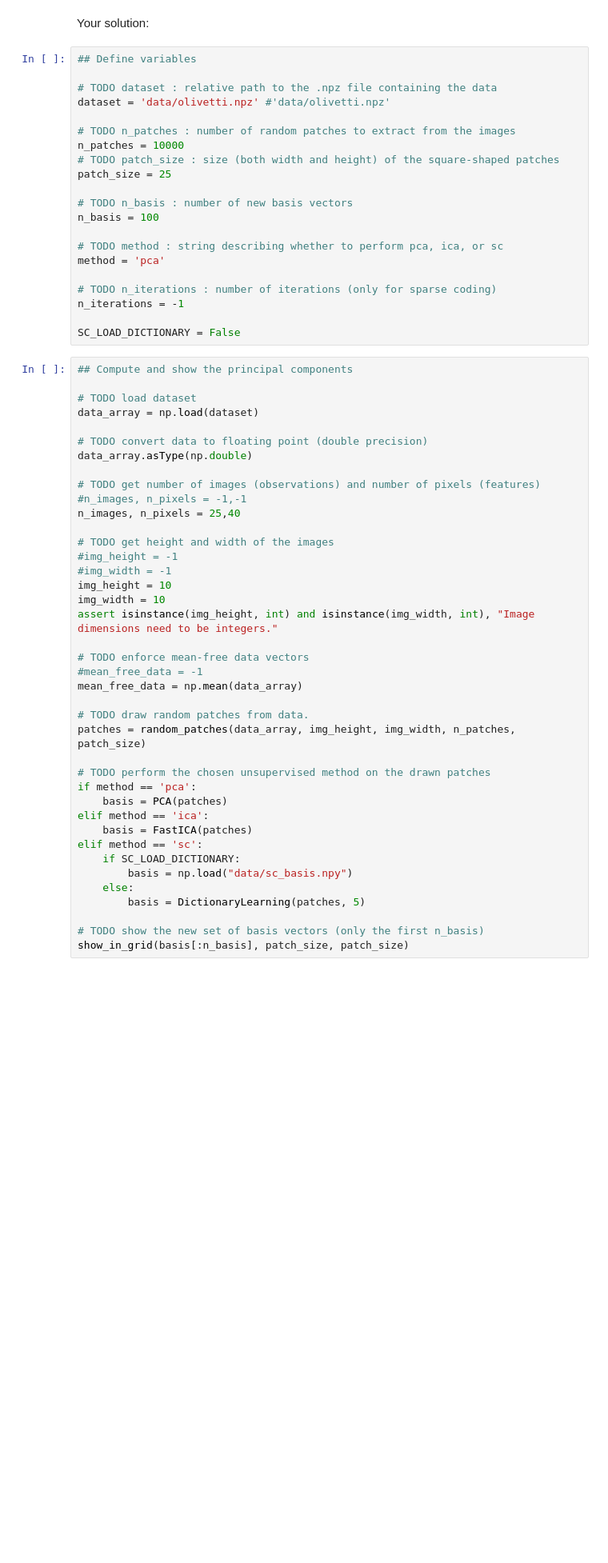
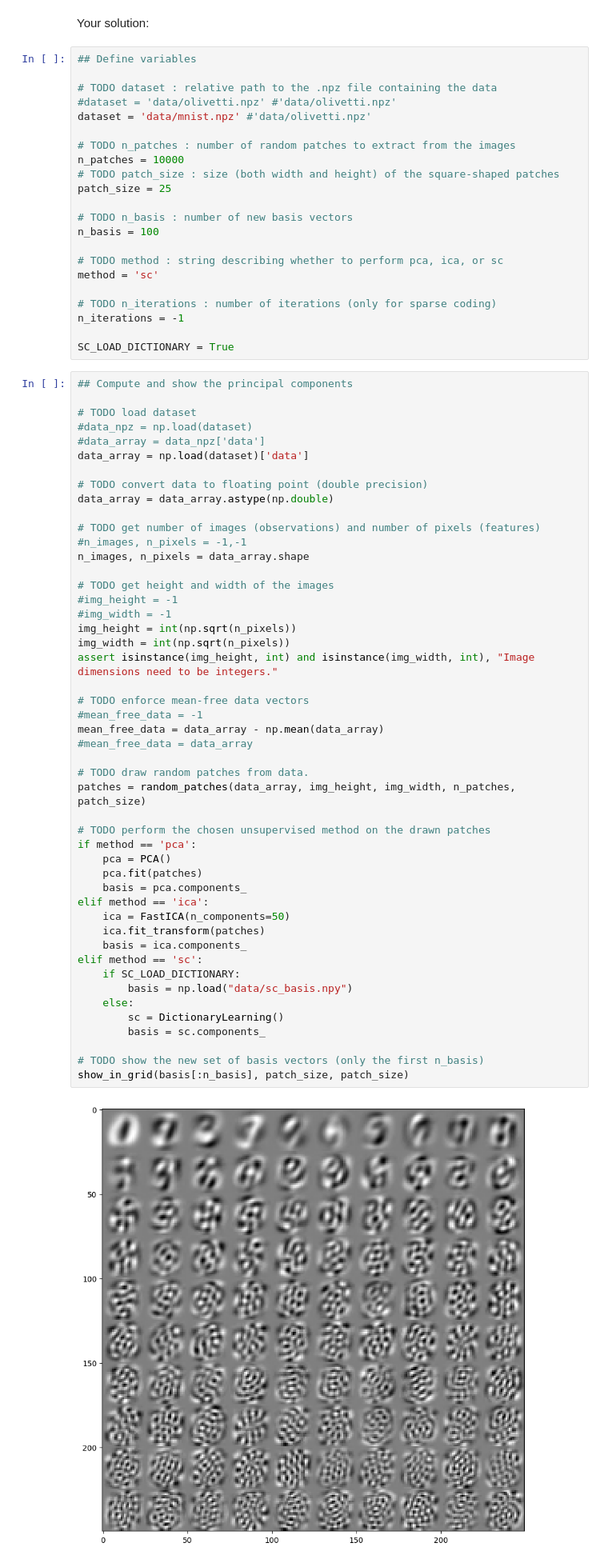
Before and after one commit to mikaMek/ML_exercises, a Jupyter notebook: exercise_1.ipynb, the cells around one changed output. Shown at 80% size. Cells and saved outputs as stored; diff of their text form; blank space fills up the shorter version.

```diff
--- a/exercise_1.ipynb
+++ b/exercise_1.ipynb
@@ -134,7 +135,8 @@ Your solution:
 ## Define variables
 
 # TODO dataset : relative path to the .npz file containing the data
-dataset = 'data/olivetti.npz' #'data/olivetti.npz'
+#dataset = 'data/olivetti.npz' #'data/olivetti.npz'
+dataset = 'data/mnist.npz' #'data/olivetti.npz'
 
 # TODO n_patches : number of random patches to extract from the images
 n_patches = 10000
@@ -145,52 +147,62 @@ patch_size = 25
 n_basis = 100
 
 # TODO method : string describing whether to perform pca, ica, or sc
-method = 'pca'
+method = 'sc'
 
 # TODO n_iterations : number of iterations (only for sparse coding)
 n_iterations = -1
 
-SC_LOAD_DICTIONARY = False
+SC_LOAD_DICTIONARY = True
 # %%
 ## Compute and show the principal components
 
 # TODO load dataset
-data_array = np.load(dataset)
+#data_npz = np.load(dataset)
+#data_array = data_npz['data']
+data_array = np.load(dataset)['data']
 
 # TODO convert data to floating point (double precision)
-data_array.asType(np.double)
+data_array = data_array.astype(np.double)
 
 # TODO get number of images (observations) and number of pixels (features)
 #n_images, n_pixels = -1,-1
-n_images, n_pixels = 25,40
+n_images, n_pixels = data_array.shape
 
 # TODO get height and width of the images
 #img_height = -1
 #img_width = -1
-img_height = 10
-img_width = 10
+img_height = int(np.sqrt(n_pixels))
+img_width = int(np.sqrt(n_pixels))
 assert isinstance(img_height, int) and isinstance(img_width, int), "Image dimensions need to be integers."
 
 # TODO enforce mean-free data vectors
 #mean_free_data = -1
-mean_free_data = np.mean(data_array)
+mean_free_data = data_array - np.mean(data_array)
+#mean_free_data = data_array
 
 # TODO draw random patches from data.
 patches = random_patches(data_array, img_height, img_width, n_patches, patch_size)
 
 # TODO perform the chosen unsupervised method on the drawn patches
 if method == 'pca':
-    basis = PCA(patches)
+    pca = PCA()
+    pca.fit(patches)
+    basis = pca.components_
 elif method == 'ica':
-    basis = FastICA(patches)
+    ica = FastICA(n_components=50)
+    ica.fit_transform(patches)
+    basis = ica.components_
 elif method == 'sc':
     if SC_LOAD_DICTIONARY:
         basis = np.load("data/sc_basis.npy")
     else:
-        basis = DictionaryLearning(patches, 5)
+        sc = DictionaryLearning()
+        basis = sc.components_
 
 # TODO show the new set of basis vectors (only the first n_basis)
 show_in_grid(basis[:n_basis], patch_size, patch_size)
+# %% [output]
+[figure, added]
 # %%
 # RECONSTRUCTION
 ## Use different subsets of the new basis vectors to reconstruct a random patch
```
Also changed, not shown: parts of 3 cells of this notebook.
